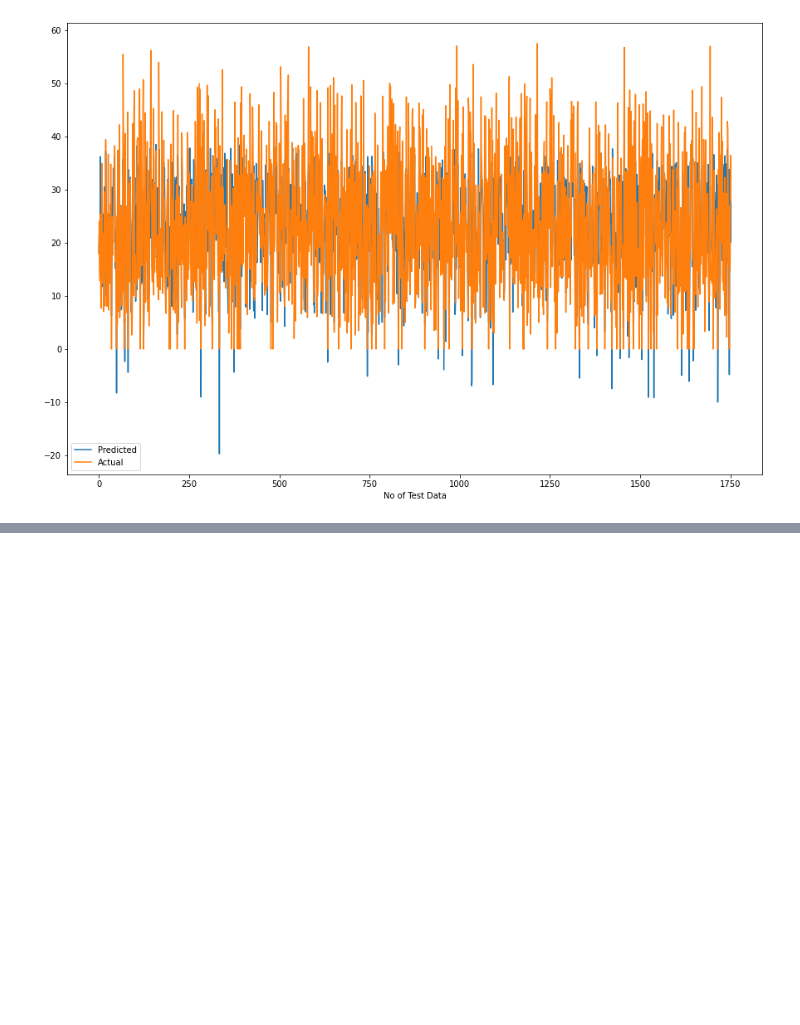
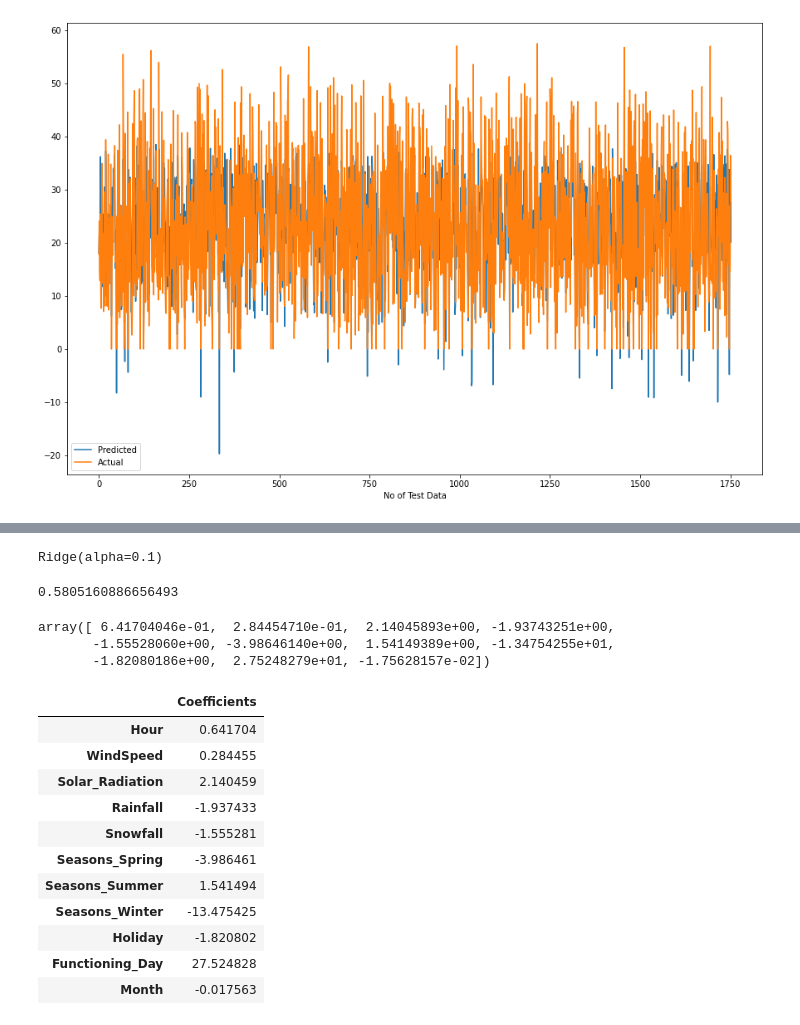
Before and after one commit to Anupa-123/Bike-sharing-demand-prediction, a Jupyter notebook: Bike_Sharing_Demand_Prediction_Capstone_Project.ipynb, the cells around one changed output, grey strips where cells are left out. Cells and saved outputs as stored; diff of their text form; code cells hidden in the pictures; blank space fills up the shorter version.

```diff
--- a/Bike_Sharing_Demand_Prediction_Capstone_Project.ipynb
+++ b/Bike_Sharing_Demand_Prediction_Capstone_Project.ipynb
@@ -940,0 +1125,33 @@ plt.show()
+# %%
+# fitting and training
+ridge.fit(X_train,y_train)
+# %% [output]
+Ridge(alpha=0.1)
+# %%
+#check the score
+ridge.score(X_train, y_train)
+# %% [output]
+0.5805160886656493
+# %%
+# check coefficient
+ridge.coef_
+# %% [output]
+array([ 6.41704046e-01,  2.84454710e-01,  2.14045893e+00, -1.93743251e+00,
+       -1.55528060e+00, -3.98646140e+00,  1.54149389e+00, -1.34754255e+01,
+       -1.82080186e+00,  2.75248279e+01, -1.75628157e-02])
+# %%
+# get dataframe for x columns and coeff
+pd.DataFrame(ridge.coef_,X.columns,columns=['Coefficients'])
+# %% [output]
+|  | Coefficients |
+| Hour | 0.641704 |
+| WindSpeed | 0.284455 |
+| Solar_Radiation | 2.140459 |
+| Rainfall | -1.937433 |
+| Snowfall | -1.555281 |
+| Seasons_Spring | -3.986461 |
+| Seasons_Summer | 1.541494 |
+| Seasons_Winter | -13.475425 |
+| Holiday | -1.820802 |
+| Functioning_Day | 27.524828 |
+| Month | -0.017563 |
```
Also changed, not shown: parts of 24 cells of this notebook.
